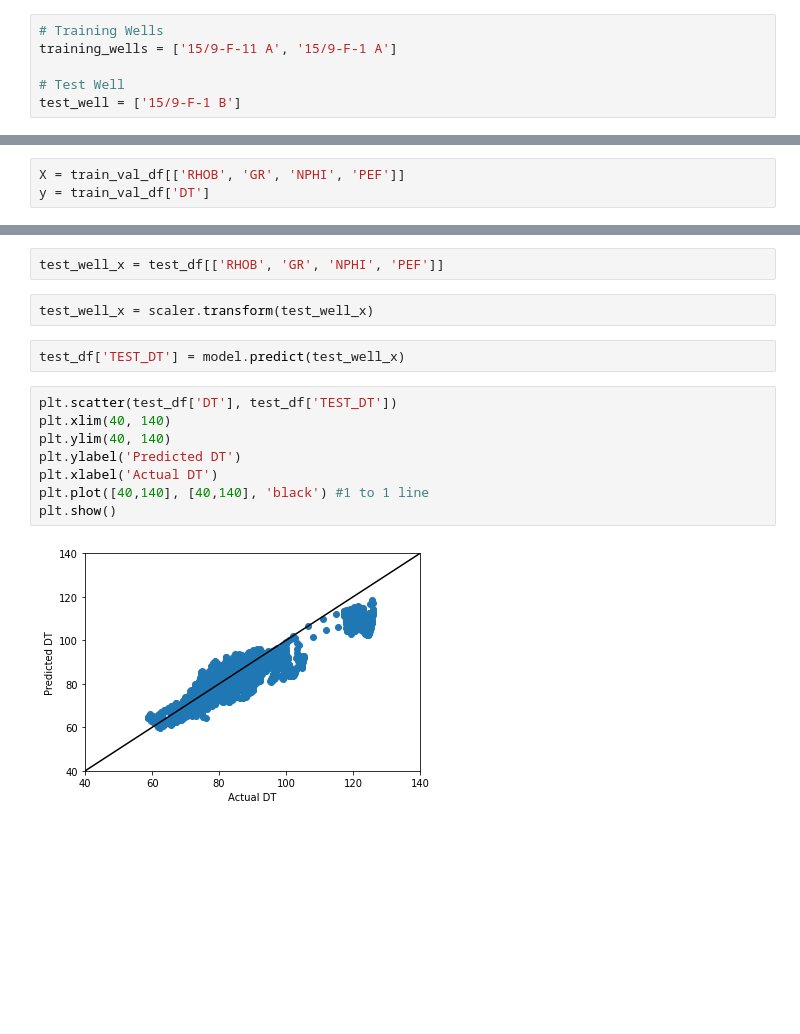
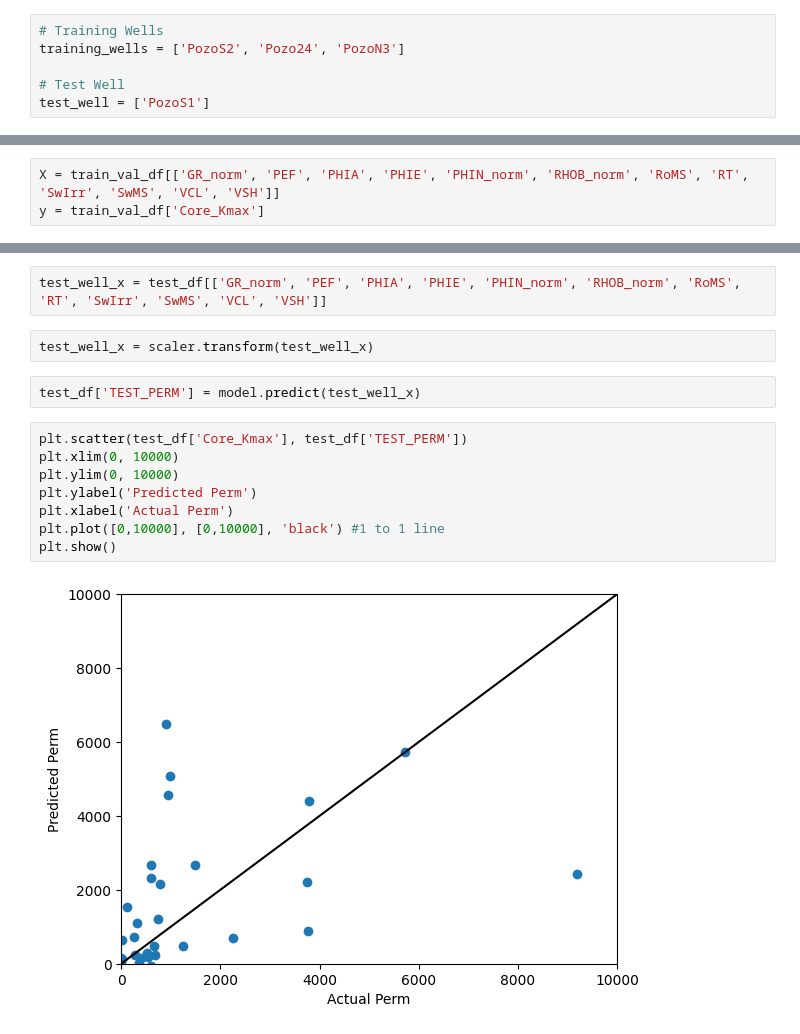
Before and after one commit to Jcavilarincon/Petrophysics-Python-Series, a Jupyter notebook: 35 - ANN for Regression - Prediction of Continuous Well Logs.ipynb, the cells around one changed output, grey strips where cells are left out. Cells and saved outputs as stored; diff of their text form; blank space fills up the shorter version.

```diff
--- a/35 - ANN for Regression - Prediction of Continuous Well Logs.ipynb
+++ b/35 - ANN for Regression - Prediction of Continuous Well Logs.ipynb
@@ -35,10 +40,10 @@ df
 As we are using measurements taken from multiple wells, one way to split our data into training and testing is to set aside a single well (blind test well) which will be used to see how our model performs on unseen data.
 # %%
 # Training Wells
-training_wells = ['15/9-F-11 A', '15/9-F-1 A']
+training_wells = ['PozoS2', 'Pozo24', 'PozoN3']
 
 # Test Well
-test_well = ['15/9-F-1 B']
+test_well = ['PozoS1']
 # %% [markdown]
 "Extract" the data from the main dataframe using the well lists above
 # %%
@@ -80,8 +85,8 @@ from sklearn import metrics
 # %% [markdown]
 ### Selecting Training and Target Features
 # %%
-X = train_val_df[['RHOB', 'GR', 'NPHI', 'PEF']]
-y = train_val_df['DT']
+X = train_val_df[['GR_norm', 'PEF', 'PHIA', 'PHIE', 'PHIN_norm', 'RHOB_norm', 'RoMS', 'RT', 'SwIrr', 'SwMS', 'VCL', 'VSH']]
+y = train_val_df['Core_Kmax']
 # %% [markdown]
 Note that the name test used here is commonly used within machine learning. In this case the variables X_test and y_test are our validation data. In other words it is used to help tune our model.
 # %%
@@ -177,20 +198,20 @@ plt.show()
 ## Test Well Prediction
 Once the model has been fine tuned, we can apply it to our blind test well and see how it performs.
 # %%
-test_well_x = test_df[['RHOB', 'GR', 'NPHI', 'PEF']]
+test_well_x = test_df[['GR_norm', 'PEF', 'PHIA', 'PHIE', 'PHIN_norm', 'RHOB_norm', 'RoMS', 'RT', 'SwIrr', 'SwMS', 'VCL', 'VSH']]
 # %%
 test_well_x = scaler.transform(test_well_x)
 # %%
-test_df['TEST_DT'] = model.predict(test_well_x)
+test_df['TEST_PERM'] = model.predict(test_well_x)
 # %%
-plt.scatter(test_df['DT'], test_df['TEST_DT'])
-plt.xlim(40, 140)
-plt.ylim(40, 140)
-plt.ylabel('Predicted DT')
-plt.xlabel('Actual DT')
-plt.plot([40,140], [40,140], 'black') #1 to 1 line
+plt.scatter(test_df['Core_Kmax'], test_df['TEST_PERM'])
+plt.xlim(0, 10000)
+plt.ylim(0, 10000)
+plt.ylabel('Predicted Perm')
+plt.xlabel('Actual Perm')
+plt.plot([0,10000], [0,10000], 'black') #1 to 1 line
 plt.show()
 # %% [output]
-[figure, old version]
+[figure, new version]
 # %%
 plt.figure(figsize=(12, 4))
```
Also changed, not shown: parts of 12 cells of this notebook, 1 other file.
